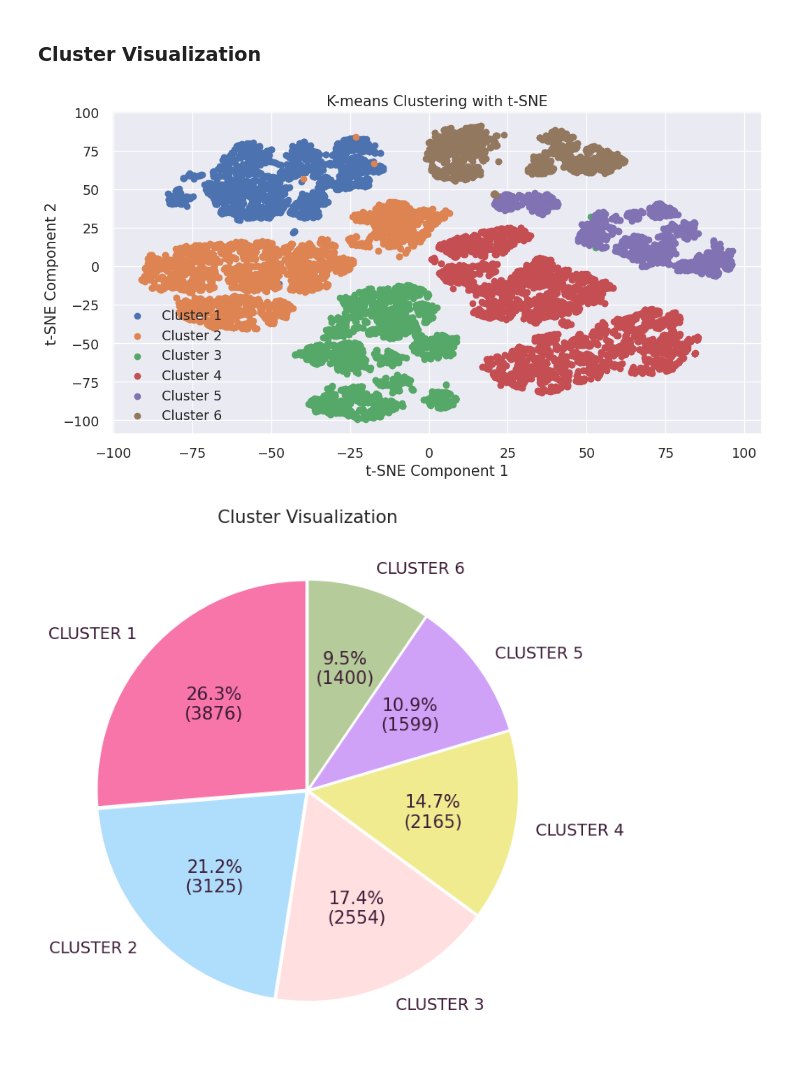
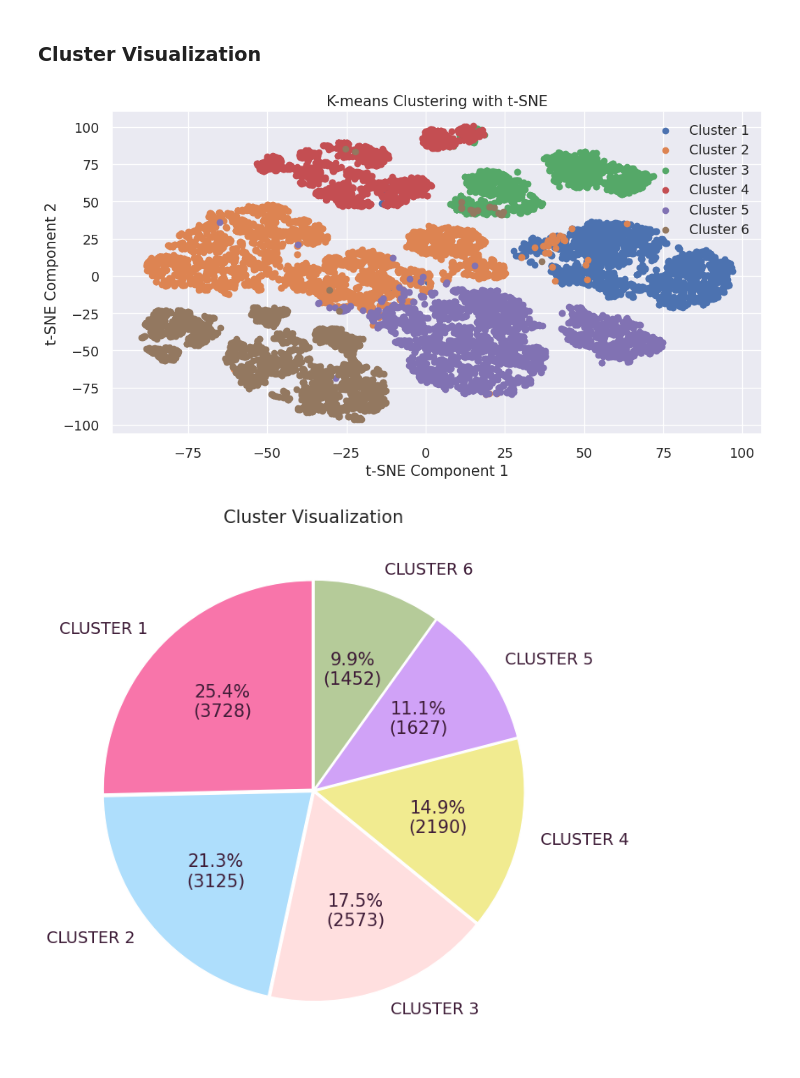
Before and after one commit to fatimagulomova/iu-projects, a Jupyter notebook: DLBDSMLUSL/task-2-policy-equity.ipynb, the cells around one changed output. Saved outputs shown, nothing was run; the diff lists cells and outputs as text; code cells hidden in the pictures.

```diff
--- a/DLBDSMLUSL/task-2-policy-equity.ipynb
+++ b/DLBDSMLUSL/task-2-policy-equity.ipynb
@@ -785,8 +758,8 @@ plt.show()
 # %% [markdown]
 # Step 3: Dimensionality Reduction
 # %%
-# 90% percent
-mca = MCA(n_components=1040, n_iter=50, copy=True, check_input=True, random_state=42, one_hot=True)
+# 81% percent
+mca = MCA(n_components=1500, n_iter=50, copy=True, check_input=True, random_state=42, one_hot=True)
 mca_results = mca.fit(encoded_df)
 # %%
 mca_results.eigenvalues_summary
@@ -808,5 +781,5 @@ mca_results.eigenvalues_summary
 # %%
-features = mca_results.column_contributions_.sum(axis=1)[:1040].keys()
+features = mca_results.column_contributions_.sum(axis=1)[:1500].keys()
 
 selected_features = []
 
@@ -832,8 +805,8 @@ selected_features
 # %%
 # Scaling
 scale = StandardScaler()
-scaled_data = scale.fit_transform(encoded_df)
-reduced_df = pd.DataFrame(scaled_data, columns=encoded_df.columns)[selected_features]
+scaled_data = scale.fit_transform(encoded_df[selected_features])
+reduced_df = pd.DataFrame(scaled_data, columns=selected_features)
 
 reduced_df.head()
 # %% [output]
@@ -850,8 +823,8 @@ reduced_df.head()
 # %%
 # Elbow Method to find optimal k
 model = KMeans()
-visualizer = KElbowVisualizer(model, k=(1, 15), timings=False)
-visualizer.fit(reduced_df)
+visualizer = KElbowVisualizer(model, k=(1, 19), timings=False)
+visualizer.fit(scaled_data)
 visualizer.show()
 
 # Get optimal k from the Elbow method
@@ -987,18 +920,18 @@ CLUSTER
 # %%
 # Visualization of kmeans with TSNE
 
 tsne = TSNE(n_components=2, random_state=0)
-tsne_results = tsne.fit_transform(reduced_df)
+tsne_results = tsne.fit_transform(scaled_data)
 
 plt.figure(figsize=(12, 6))
 for i in range(optimal_k):
     plt.scatter(tsne_results[labels == i][:, 0],
                 tsne_results[labels == i][:, 1], label=f'Cluster {i + 1}')
 
 plt.xlabel('t-SNE Component 1')
 plt.ylabel('t-SNE Component 2')
 plt.title('K-means Clustering with t-SNE')
 plt.legend(loc ='best')
 plt.show()
 # %% [output]
-[figure, old version]
+[figure, new version]
@@ -1005,9 +940,10 @@ plt.show()
 # %%
-data = [len(reduced_df[reduced_df['CLUSTER'] == feature]) for feature in reduced_df['CLUSTER'].value_counts().index]
+data = [len(df[df['CLUSTERS'] == feature]) for feature in df['CLUSTERS'].value_counts().index]
 labels = ['CLUSTER 1', 'CLUSTER 2', 'CLUSTER 3', 'CLUSTER 4', 'CLUSTER 5', 'CLUSTER 6']
 
 colors = ['#F875AA', '#AEDEFC', '#FFDFDF', '#F1EB90', '#D0A2F7', '#B5CB99']
 explode = (0.01, 0.01, 0.01, 0.01, 0.01, 0.01)
+
 
 # Creating autocpt arguments
 def func(pct, allvalues):
@@ -1022,5 +958,5 @@ plt.pie(data, labels=labels, explode=explode, colors=colors,
 plt.title('Cluster Visualization')
 plt.show()
 # %% [output]
-[figure, old version]
+[figure, new version]
 # %%
```
Also changed, not shown: parts of 43 cells of this notebook.
